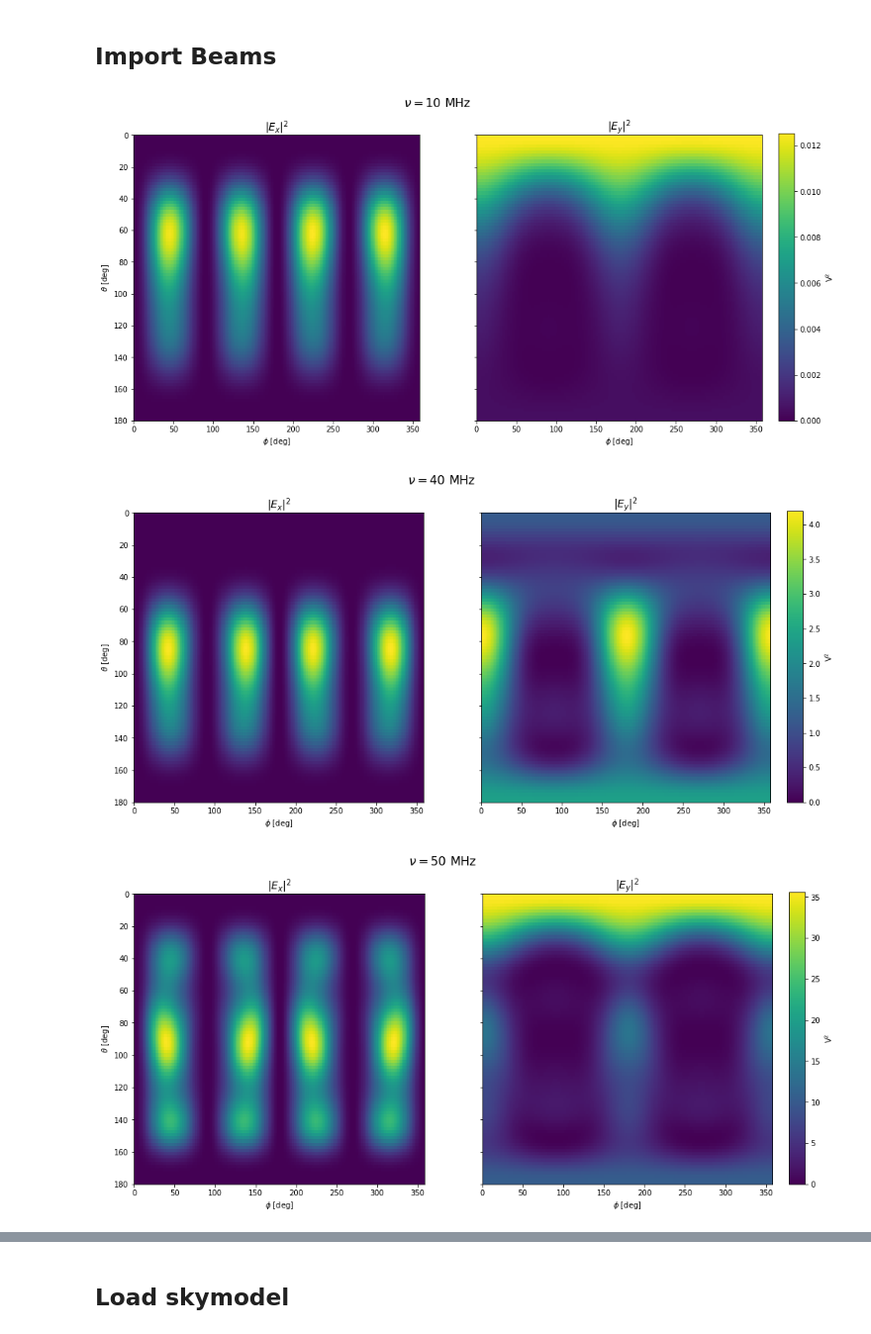
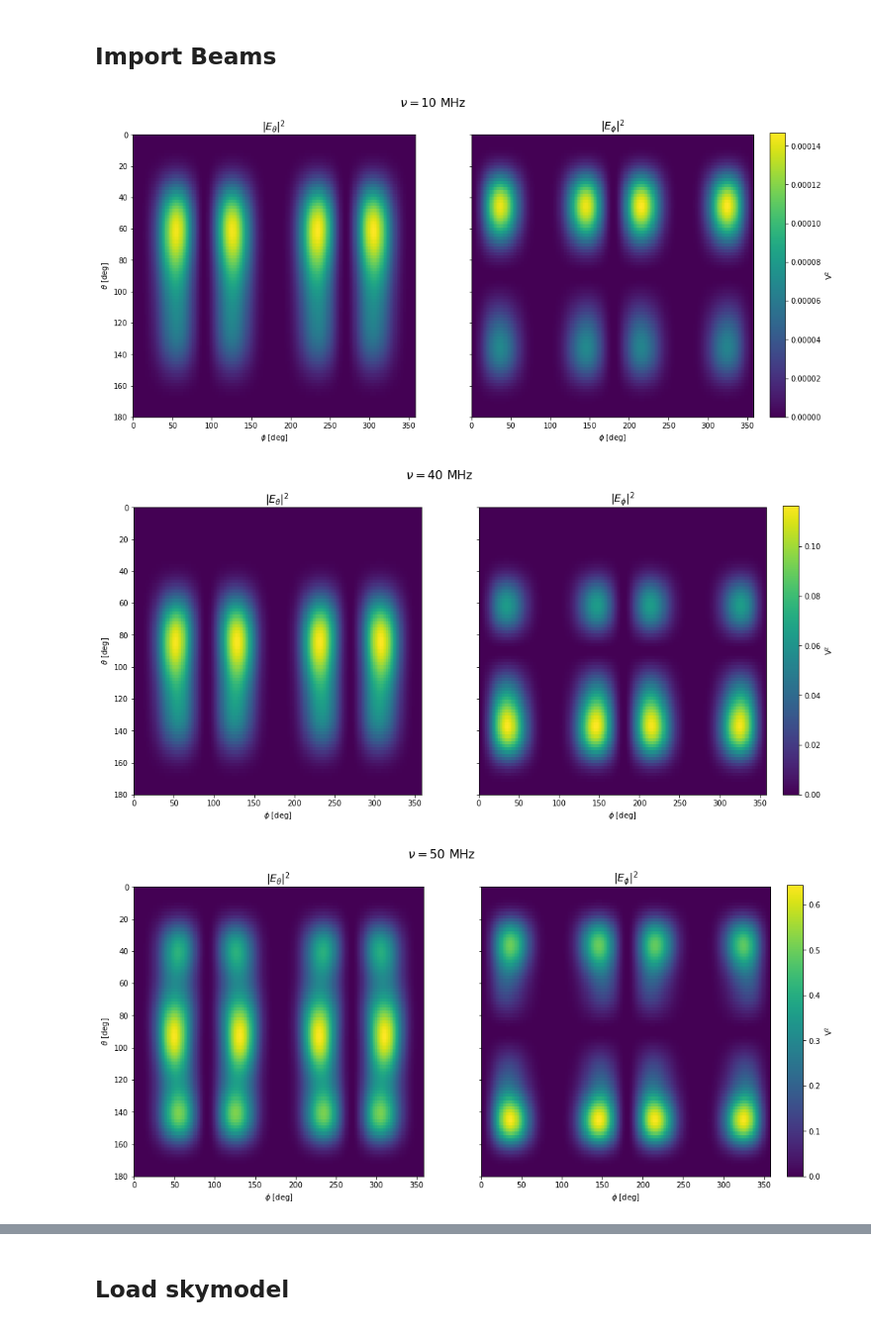
Before and after one commit to christianhbye/lusee_sky_simulations, a Jupyter notebook: notebooks/mock_lusee_night_analysis_comp.ipynb, the cells around one changed output, grey strips where cells are left out. Shown at 99% size. Saved outputs shown, nothing was run; the diff lists cells and outputs as text; code cells hidden in the pictures.

```diff
--- a/notebooks/mock_lusee_night_analysis_comp.ipynb
+++ b/notebooks/mock_lusee_night_analysis_comp.ipynb
@@ -24,26 +22,26 @@ uvb.read_beamfits(beamfiles[0])
 # %%
 left, right = np.degrees(uvb.axis1_array).min(), np.degrees(uvb.axis1_array).max()
 top, bottom = np.degrees(uvb.axis2_array).min(), np.degrees(uvb.axis2_array).max()
 extent = [left, right, bottom, top]
-components = ["$|E_x|^2$", "$|E_y|^2$"]
+components = ["$|E_\\theta|^2$", "$|E_\phi|^2$"]
 
 for freq in [10, 40, 50]:
     find = np.argmin(np.abs(uvb.freq_array[0] - freq*1e6))
     fig, axs = plt.subplots(figsize=(15,7), ncols=2, sharex=True, sharey=True)
     for i, ax in enumerate(axs):
-        im = ax.imshow(np.abs(uvb.data_array[i, 0, i, find])**2, interpolation="none", aspect="auto", extent=extent)
+        im = ax.imshow(np.abs(uvb.data_array[i, 0, 0, find])**2, interpolation="none", aspect="auto", extent=extent)
         ax.set_xlabel("$\\phi$ [deg]")
         if i == 0:
             ax.set_ylabel("$\\theta$ [deg]")
         ax.set_title(components[i], fontsize=14)
     cax=fig.add_axes([0.92, 0.125, .02, .76])
     plt.colorbar(im, cax, label="$\\rm{V}^2$")
     plt.suptitle('$\\nu={:.0f}$ MHz'.format(uvb.freq_array[0, find]/1e6), fontsize=16)
     plt.show()
 # %% [output]
-[figure, old version]
+[figure, new version]
-[figure, old version]
+[figure, new version]
-[figure, old version]
+[figure, new version]
 # %%
 lt, rt = np.degrees(uvb.axis2_array).min(), np.degrees(uvb.axis2_array).max()
 tf, bf = uvb.freq_array[0].min()/1e6, uvb.freq_array[0].max()/1e6
```
Also changed, not shown: parts of 15 cells of this notebook.
